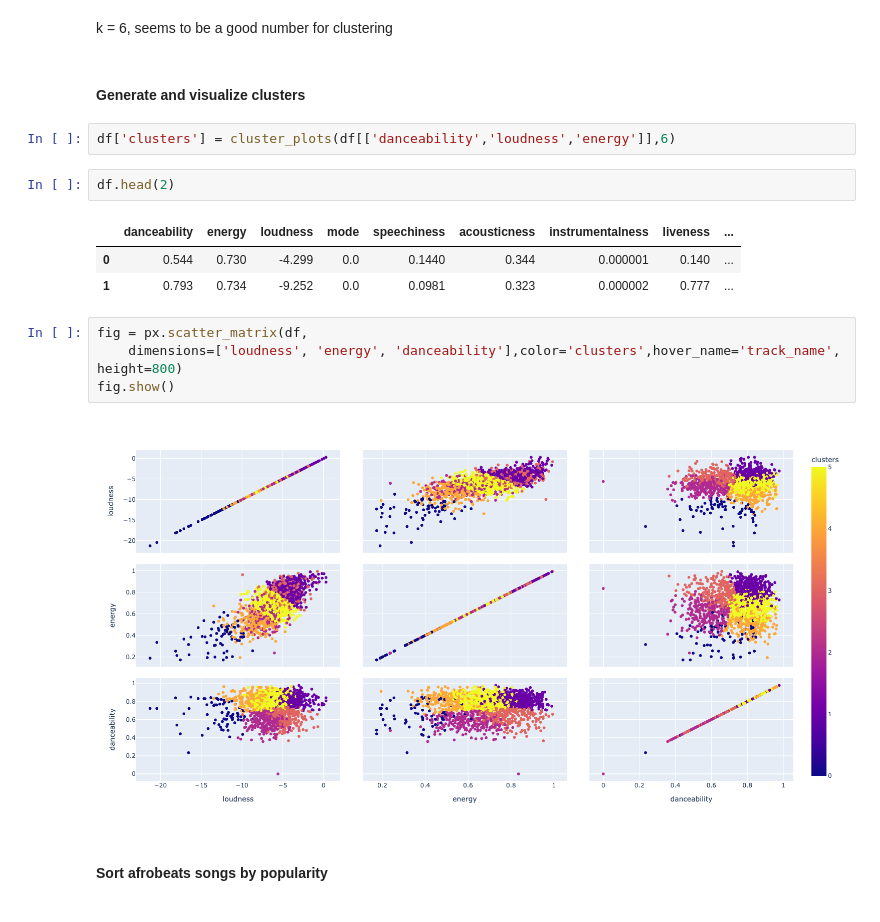
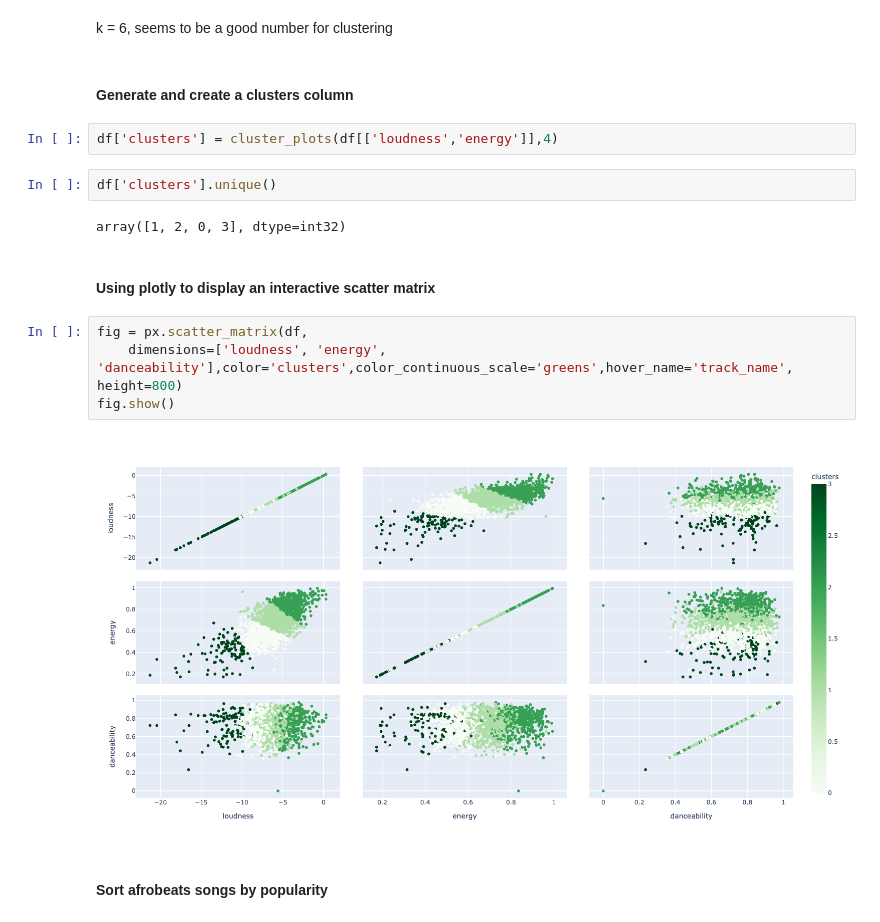
Before and after one commit to CaptCardoso/Afrobeats-Recommender-System, a Jupyter notebook: notebooks/02 EDA.ipynb, the cells around one changed output. Drawn from its saved outputs; the diff is of its cells as text.

```diff
--- a/notebooks/02 EDA.ipynb
+++ b/notebooks/02 EDA.ipynb
@@ -128,21 +128,21 @@ plt.title('Inertia Scores');
 # %% [markdown]
 k = 6, seems to be a good number for clustering
 # %% [markdown]
-#### Generate and visualize clusters
+#### Generate and create a clusters column
 # %%
-df['clusters'] = cluster_plots(df[['danceability','loudness','energy']],6)
+df['clusters'] = cluster_plots(df[['loudness','energy']],4)
 # %%
-df.head(2)
+df['clusters'].unique()
 # %% [output]
-|  | danceability | energy | loudness | mode | speechiness | acousticness | instrumentalness | liveness | ... |
-| 0 | 0.544 | 0.730 | -4.299 | 0.0 | 0.1440 | 0.344 | 0.000001 | 0.140 | ... |
-| 1 | 0.793 | 0.734 | -9.252 | 0.0 | 0.0981 | 0.323 | 0.000002 | 0.777 | ... |
+array([1, 2, 0, 3], dtype=int32)
+# %% [markdown]
+#### Using plotly to display an interactive scatter matrix
 # %%
 fig = px.scatter_matrix(df,
-    dimensions=['loudness', 'energy', 'danceability'],color='clusters',hover_name='track_name', height=800)
+    dimensions=['loudness', 'energy', 'danceability'],color='clusters',color_continuous_scale='greens',hover_name='track_name', height=800)
 fig.show()
 # %% [output]
-[figure, old version]
+[figure, new version]
 # %% [markdown]
 #### Sort afrobeats songs by popularity
 # %% [markdown]
```
Also changed, not shown: parts of 2 cells of this notebook, 1 other file.
